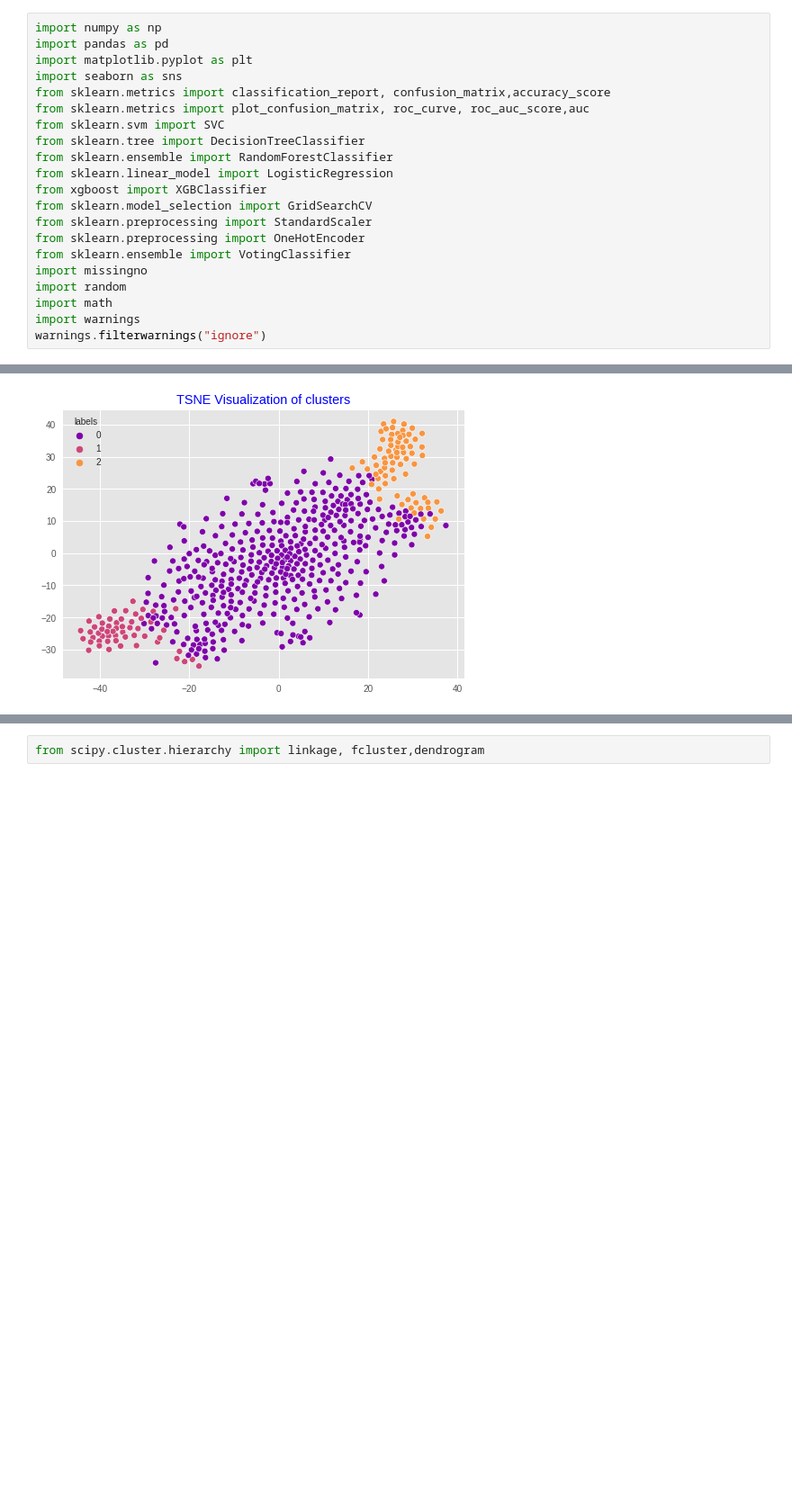
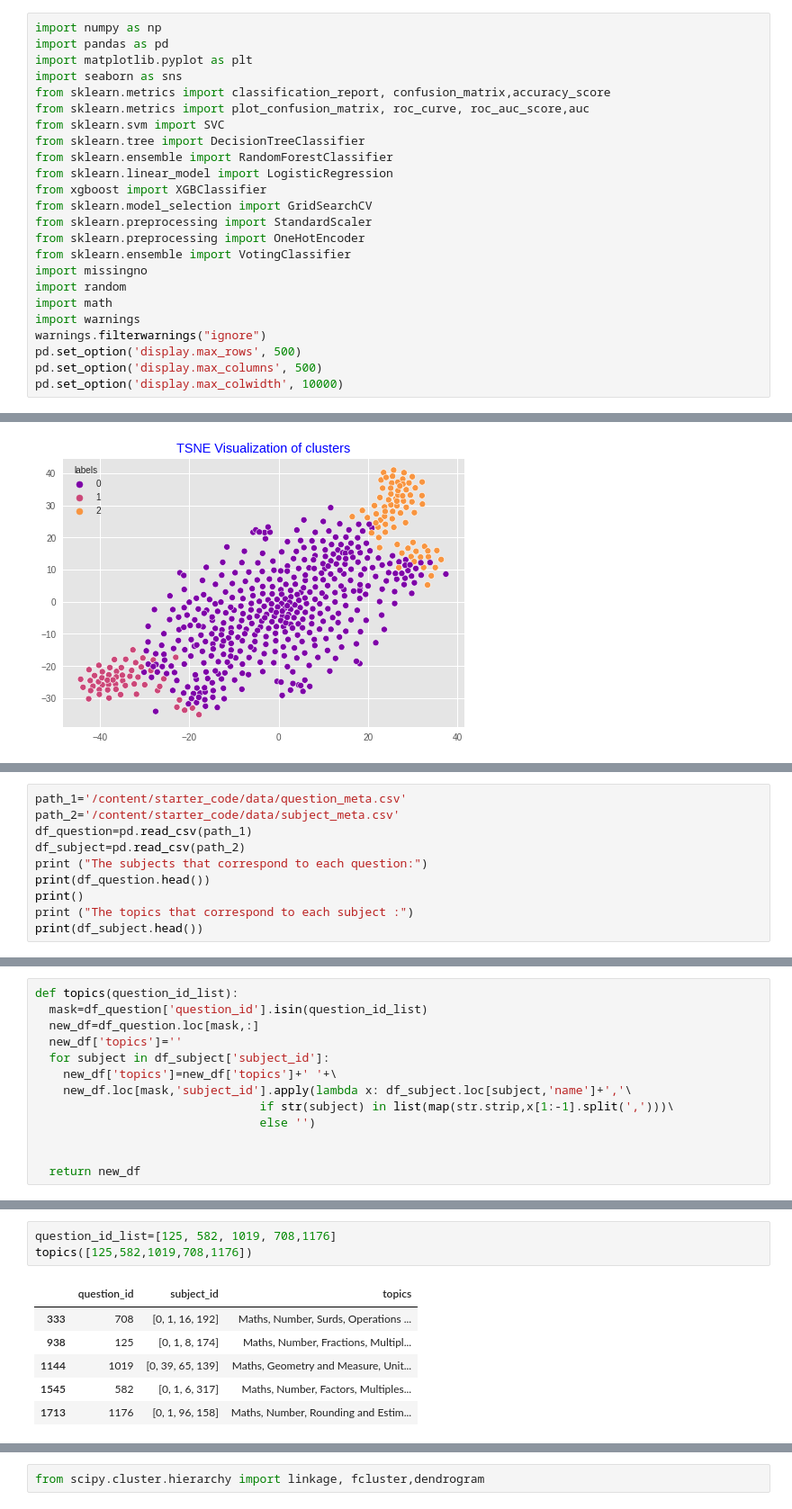
Before and after one commit to DimitriosK/Online-Education, a Jupyter notebook: Online_Platform.ipynb, the cells around one changed output, grey strips where cells are left out. Shown at 90% size. Drawn from its saved outputs; the diff is of its cells as text; blank space fills up the shorter version.

```diff
--- a/Online_Platform.ipynb
+++ b/Online_Platform.ipynb
@@ -41,6 +43,9 @@ import random
 import math
 import warnings
 warnings.filterwarnings("ignore")
+pd.set_option('display.max_rows', 500)
+pd.set_option('display.max_columns', 500)
+pd.set_option('display.max_colwidth', 10000)
 # %% [markdown]
 #Gather Data
 # %%
@@ -1439,0 +1452,10 @@ plt.title('TSNE Visualization of clusters',color='blue');
+# %%
+path_1='/content/starter_code/data/question_meta.csv'
+path_2='/content/starter_code/data/subject_meta.csv'
+df_question=pd.read_csv(path_1)
+df_subject=pd.read_csv(path_2)
+print ("The subjects that correspond to each question:")
+print(df_question.head())
+print()
+print ("The topics that correspond to each subject :")
+print(df_subject.head())
@@ -1439,0 +1478,13 @@ plt.title('TSNE Visualization of clusters',color='blue');
+# %%
+def topics(question_id_list):
+  mask=df_question['question_id'].isin(question_id_list)
+  new_df=df_question.loc[mask,:]
+  new_df['topics']=''
+  for subject in df_subject['subject_id']:
+    new_df['topics']=new_df['topics']+' '+\
+    new_df.loc[mask,'subject_id'].apply(lambda x: df_subject.loc[subject,'name']+','\
+                                if str(subject) in list(map(str.strip,x[1:-1].split(',')))\
+                                else '')
+
+
+  return new_df
@@ -1440 +1494,11 @@ plt.title('TSNE Visualization of clusters',color='blue');
+# %%
+question_id_list=[125, 582, 1019, 708,1176]
+topics([125,582,1019,708,1176])
+# %% [output]
+|  | question_id | subject_id | topics |
+| 333 | 708 | [0, 1, 16, 192] | Maths, Number, Surds, Operations ... |
+| 938 | 125 | [0, 1, 8, 174] | Maths, Number, Fractions, Multipl... |
+| 1144 | 1019 | [0, 39, 65, 139] | Maths, Geometry and Measure, Unit... |
+| 1545 | 582 | [0, 1, 6, 317] | Maths, Number, Factors, Multiples... |
+| 1713 | 1176 | [0, 1, 96, 158] | Maths, Number, Rounding and Estim... |
 # %% [markdown]
```
Also changed, not shown: parts of 18 cells of this notebook.
